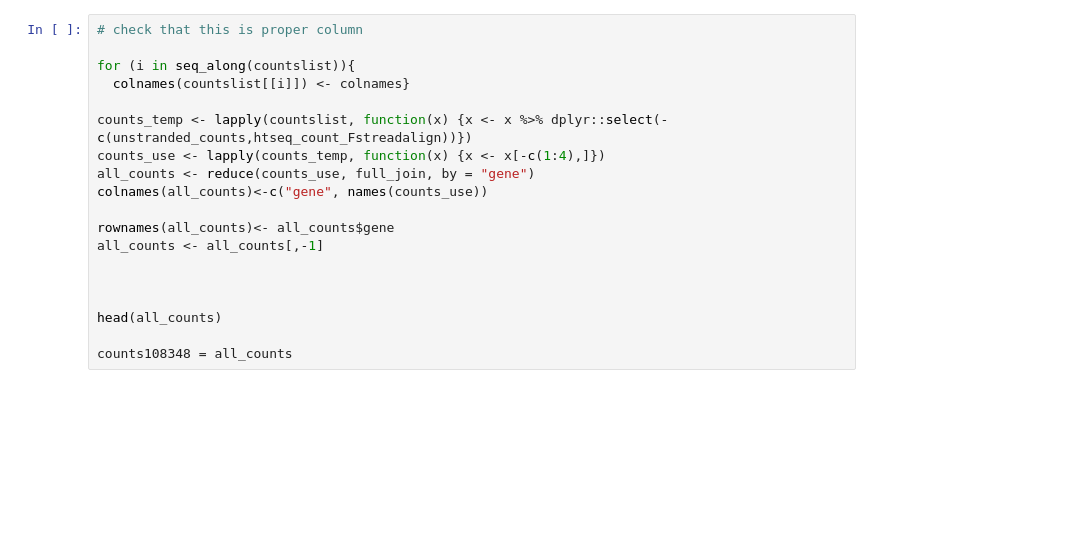
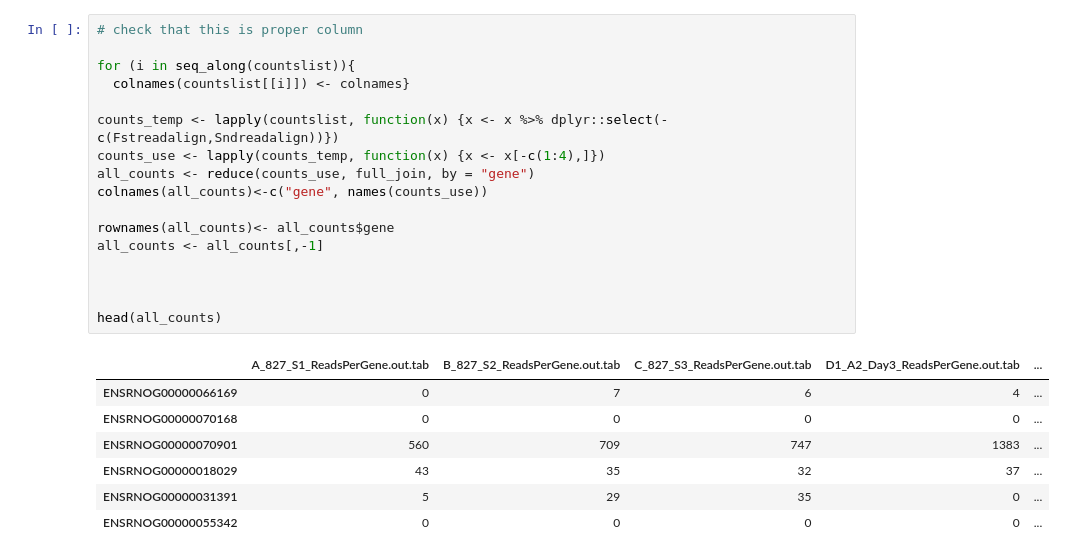
Before and after one commit to bchansen3/rat_testis_827, a Jupyter notebook: load_counts.ipynb, the cells around one changed output. Saved outputs shown, nothing was run; the diff lists cells and outputs as text; blank space fills up the shorter version.

```diff
--- a/load_counts.ipynb
+++ b/load_counts.ipynb
@@ -11,19 +75,25 @@ SyntaxError: expression cannot contain assignment, perhaps you meant "=="? (4238
 # %%
 # check that this is proper column
 
 for (i in seq_along(countslist)){
   colnames(countslist[[i]]) <- colnames}
 
-counts_temp <- lapply(countslist, function(x) {x <- x %>% dplyr::select(-c(unstranded_counts,htseq_count_Fstreadalign))})
+counts_temp <- lapply(countslist, function(x) {x <- x %>% dplyr::select(-c(Fstreadalign,Sndreadalign))})
 counts_use <- lapply(counts_temp, function(x) {x <- x[-c(1:4),]})
 all_counts <- reduce(counts_use, full_join, by = "gene")
 colnames(all_counts)<-c("gene", names(counts_use))
 
 rownames(all_counts)<- all_counts$gene
 all_counts <- all_counts[,-1]
 
 
 
 head(all_counts)
-
-counts108348 = all_counts
+# %% [output]
+|  | A_827_S1_ReadsPerGene.out.tab | B_827_S2_ReadsPerGene.out.tab | C_827_S3_ReadsPerGene.out.tab | D1_A2_Day3_ReadsPerGene.out.tab | ... |
+| ENSRNOG00000066169 | 0 | 7 | 6 | 4 | ... |
+| ENSRNOG00000070168 | 0 | 0 | 0 | 0 | ... |
+| ENSRNOG00000070901 | 560 | 709 | 747 | 1383 | ... |
+| ENSRNOG00000018029 | 43 | 35 | 32 | 37 | ... |
+| ENSRNOG00000031391 | 5 | 29 | 35 | 0 | ... |
+| ENSRNOG00000055342 | 0 | 0 | 0 | 0 | ... |
```
Also changed, not shown: parts of 4 cells of this notebook, 4 other files.
